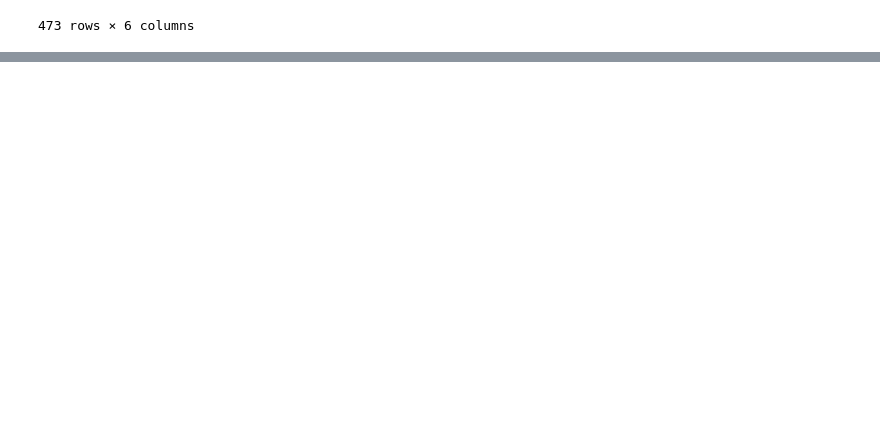
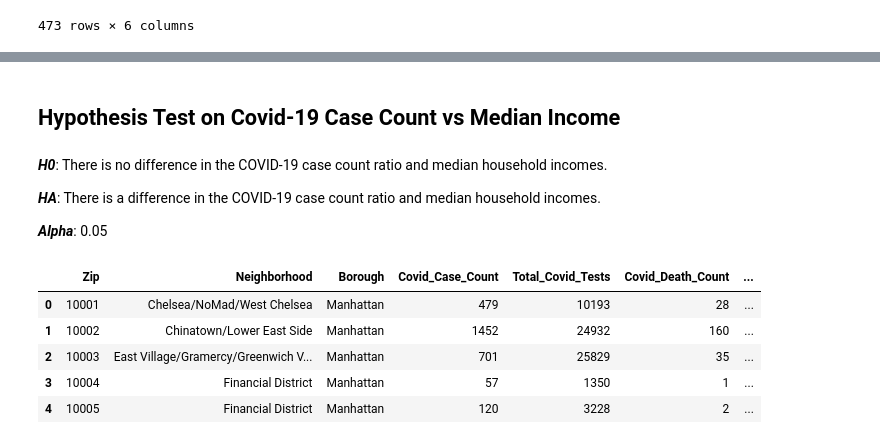
Before and after one commit to mkain112/MTA-Ridership-Impact-of-COVID-19, a Jupyter notebook: notebooks/hypothesis_tests.ipynb, the cells around one changed output, grey strips where cells are left out. Cells and saved outputs as stored; diff of their text form; code cells hidden in the pictures; blank space fills up the shorter version.

```diff
--- a/notebooks/hypothesis_tests.ipynb
+++ b/notebooks/hypothesis_tests.ipynb
@@ -201,0 +294,17 @@ subway_station_df
+# %% [markdown]
+## Hypothesis Test on Covid-19 Case Count vs Median Income
+# %% [markdown]
+***H0***: There is no difference in the COVID-19 case count ratio and median household incomes.
+
+***HA***: There is a difference in the COVID-19 case count ratio and median household incomes.
+
+***Alpha***: 0.05
+# %%
+hm_covid.head()
+# %% [output]
+|  | Zip | Neighborhood | Borough | Covid_Case_Count | Total_Covid_Tests | Covid_Death_Count | ... |
+| 0 | 10001 | Chelsea/NoMad/West Chelsea | Manhattan | 479 | 10193 | 28 | ... |
+| 1 | 10002 | Chinatown/Lower East Side | Manhattan | 1452 | 24932 | 160 | ... |
+| 2 | 10003 | East Village/Gramercy/Greenwich V... | Manhattan | 701 | 25829 | 35 | ... |
+| 3 | 10004 | Financial District | Manhattan | 57 | 1350 | 1 | ... |
+| 4 | 10005 | Financial District | Manhattan | 120 | 3228 | 2 | ... |
```
Also changed, not shown: parts of 23 cells of this notebook, 17 other files.
